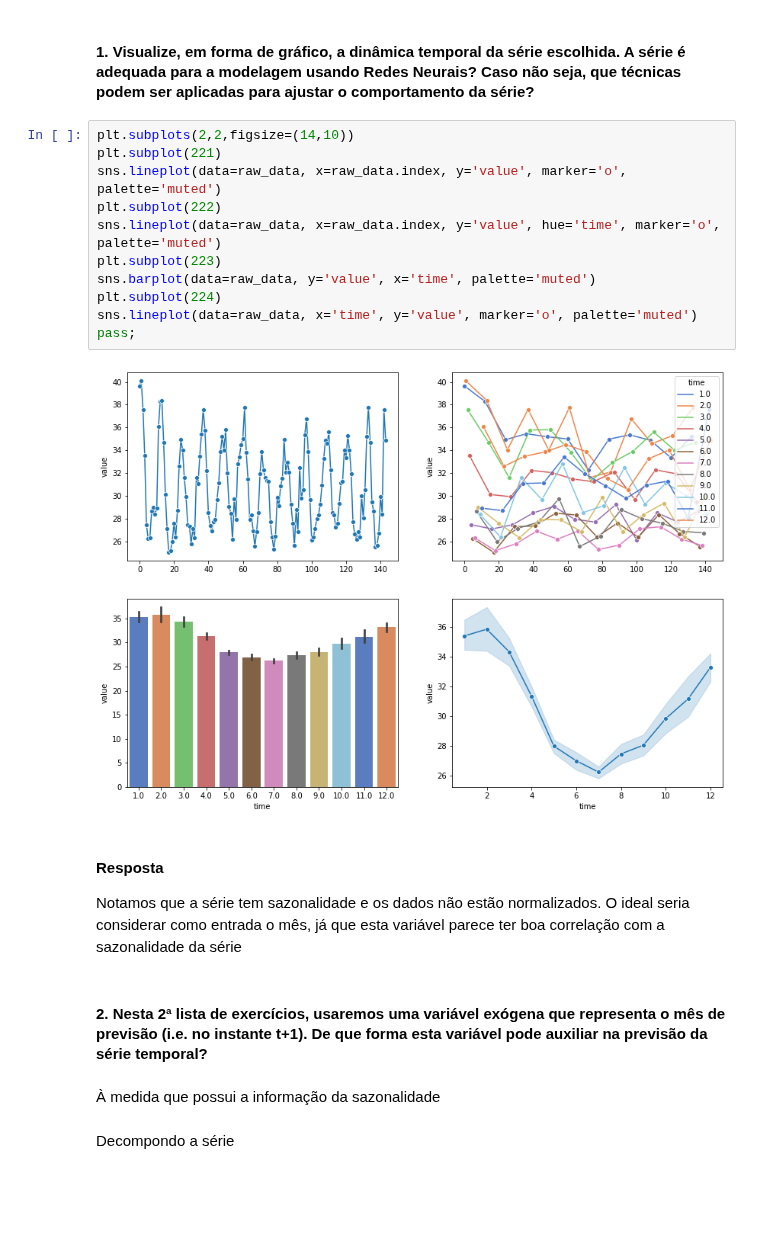
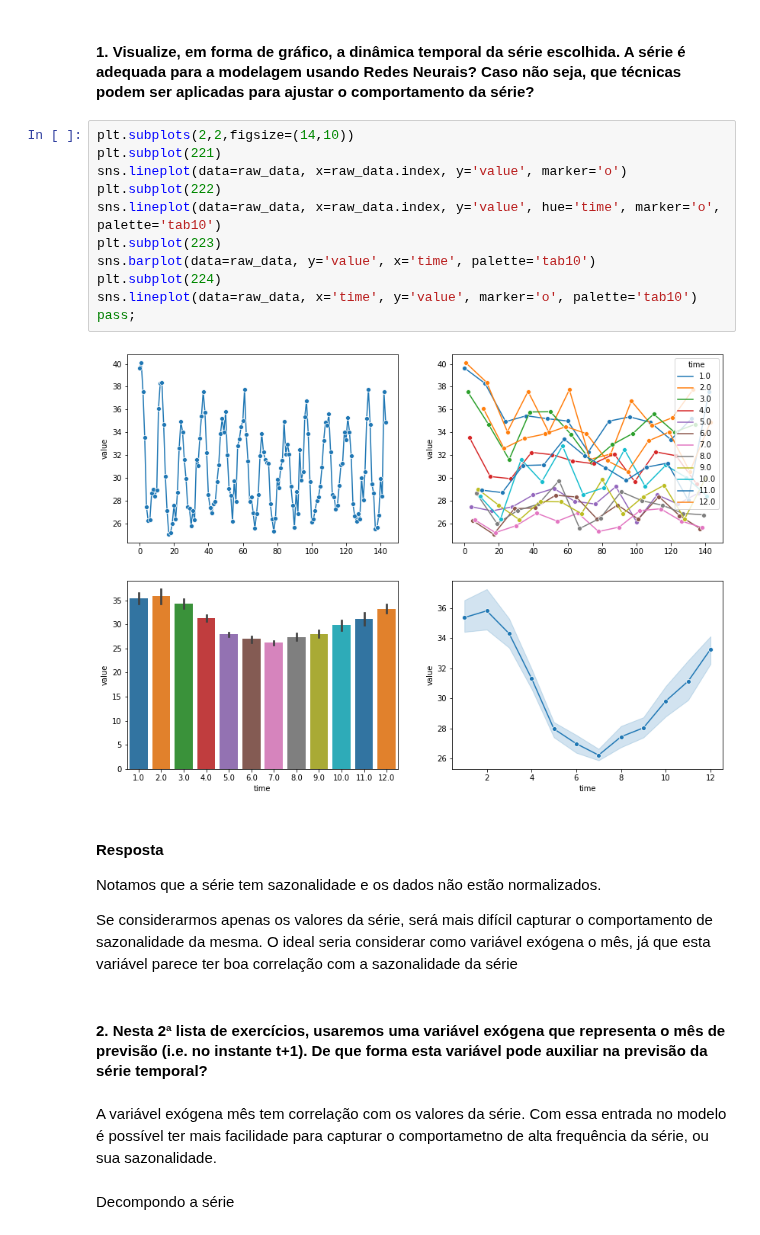
Before and after one commit to felipecostapereira/ELE2389_RedesNeurais, a Jupyter notebook: class_pratica2_Felipe.ipynb, the cells around one changed output. Saved outputs shown, nothing was run; the diff lists cells and outputs as text; blank space fills up the shorter version.

```diff
--- a/class_pratica2_Felipe.ipynb
+++ b/class_pratica2_Felipe.ipynb
@@ -202,23 +202,25 @@ memory usage: 2.4 KB
 # %%
 plt.subplots(2,2,figsize=(14,10))
 plt.subplot(221)
-sns.lineplot(data=raw_data, x=raw_data.index, y='value', marker='o', palette='muted')
+sns.lineplot(data=raw_data, x=raw_data.index, y='value', marker='o')
 plt.subplot(222)
-sns.lineplot(data=raw_data, x=raw_data.index, y='value', hue='time', marker='o', palette='muted')
+sns.lineplot(data=raw_data, x=raw_data.index, y='value', hue='time', marker='o', palette='tab10')
 plt.subplot(223)
-sns.barplot(data=raw_data, y='value', x='time', palette='muted')
+sns.barplot(data=raw_data, y='value', x='time', palette='tab10')
 plt.subplot(224)
-sns.lineplot(data=raw_data, x='time', y='value', marker='o', palette='muted')
+sns.lineplot(data=raw_data, x='time', y='value', marker='o', palette='tab10')
 pass;
 # %% [output]
-[figure, old version]
+[figure, new version]
 # %% [markdown]
 #### Resposta
-Notamos que a série tem sazonalidade e os dados não estão normalizados. O ideal seria considerar como entrada o mês, já que esta variável parece ter boa correlação com a sazonalidade da série
+Notamos que a série tem sazonalidade e os dados não estão normalizados.
+
+Se considerarmos apenas os valores da série, será mais difícil capturar o comportamento de sazonalidade da mesma. O ideal seria considerar como variável exógena o mês, já que esta variável parece ter boa correlação com a sazonalidade da série
 # %% [markdown]
 #### 2.	Nesta 2ª lista de exercícios, usaremos uma variável exógena que representa o mês de previsão (i.e. no instante t+1). De que forma esta variável pode auxiliar na previsão da série temporal?
-# %% [markdown]
-À medida que possui a informação da sazonalidade
+# %% [markdown]
+A variável exógena mês tem correlação com os valores da série. Com essa entrada no modelo é possível ter mais facilidade para capturar o comportametno de alta frequência da série, ou sua sazonalidade.
 # %% [markdown]
 Decompondo a série
 # %%
```
Also changed, not shown: parts of 3 cells of this notebook.
